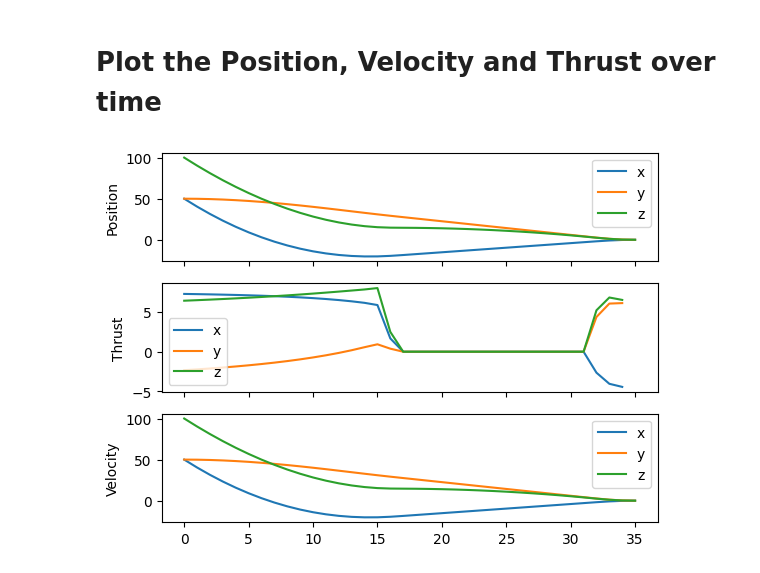
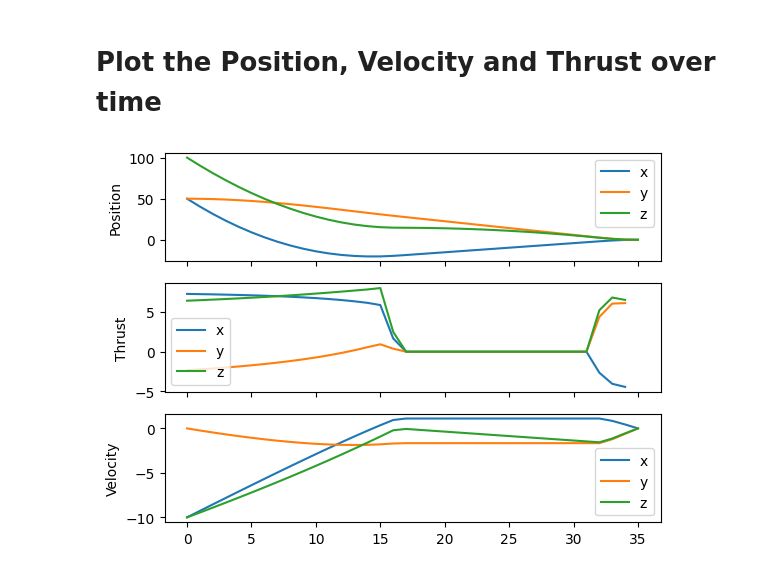
Before and after one commit to cvxpy/cvxkerb, a Jupyter notebook: notebooks/solving_the_problem_solution.ipynb, the cells around one changed output. Drawn from its saved outputs; the diff is of its cells as text; code cells hidden in the pictures.

```diff
--- a/notebooks/solving_the_problem_solution.ipynb
+++ b/notebooks/solving_the_problem_solution.ipynb
@@ -91,11 +91,11 @@ def optimize_fuel(
 
     problem = cp.Problem(cp.Minimize(fuel_consumption), constraints)
     problem.solve(**kwargs)
-    return P.value, F.value
+    return P.value, F.value, V.value
 # %% [markdown]
 # Solve the problem
 # %%
-P_star, F_star = optimize_fuel(
+P_star, F_star, V_star = optimize_fuel(
     p_target, g, m, p0, v0, K, h, F_max, alpha, gamma
 )
 # %% [markdown]
@@ -145,24 +145,24 @@ plt.show()
 # %%
 fig, ax = plt.subplots(3, 1, sharex=True)
 
 ax[0].plot(P_star[:, 0], label="x")
 ax[0].plot(P_star[:, 1], label="y")
 ax[0].plot(P_star[:, 2], label="z")
 ax[0].set_ylabel("Position")
 ax[0].legend()
 
 ax[1].plot(F_star[:, 0], label="x")
 ax[1].plot(F_star[:, 1], label="y")
 ax[1].plot(F_star[:, 2], label="z")
 ax[1].set_ylabel("Thrust")
 ax[1].legend()
 
-ax[2].plot(P_star[:, 0], label="x")
-ax[2].plot(P_star[:, 1], label="y")
-ax[2].plot(P_star[:, 2], label="z")
+ax[2].plot(V_star[:, 0], label="x")
+ax[2].plot(V_star[:, 1], label="y")
+ax[2].plot(V_star[:, 2], label="z")
 ax[2].set_ylabel("Velocity")
 ax[2].legend()
 
 plt.show()
 # %% [output]
-[figure, old version]
+[figure, new version]
```
Also changed, not shown: 4 other files.
